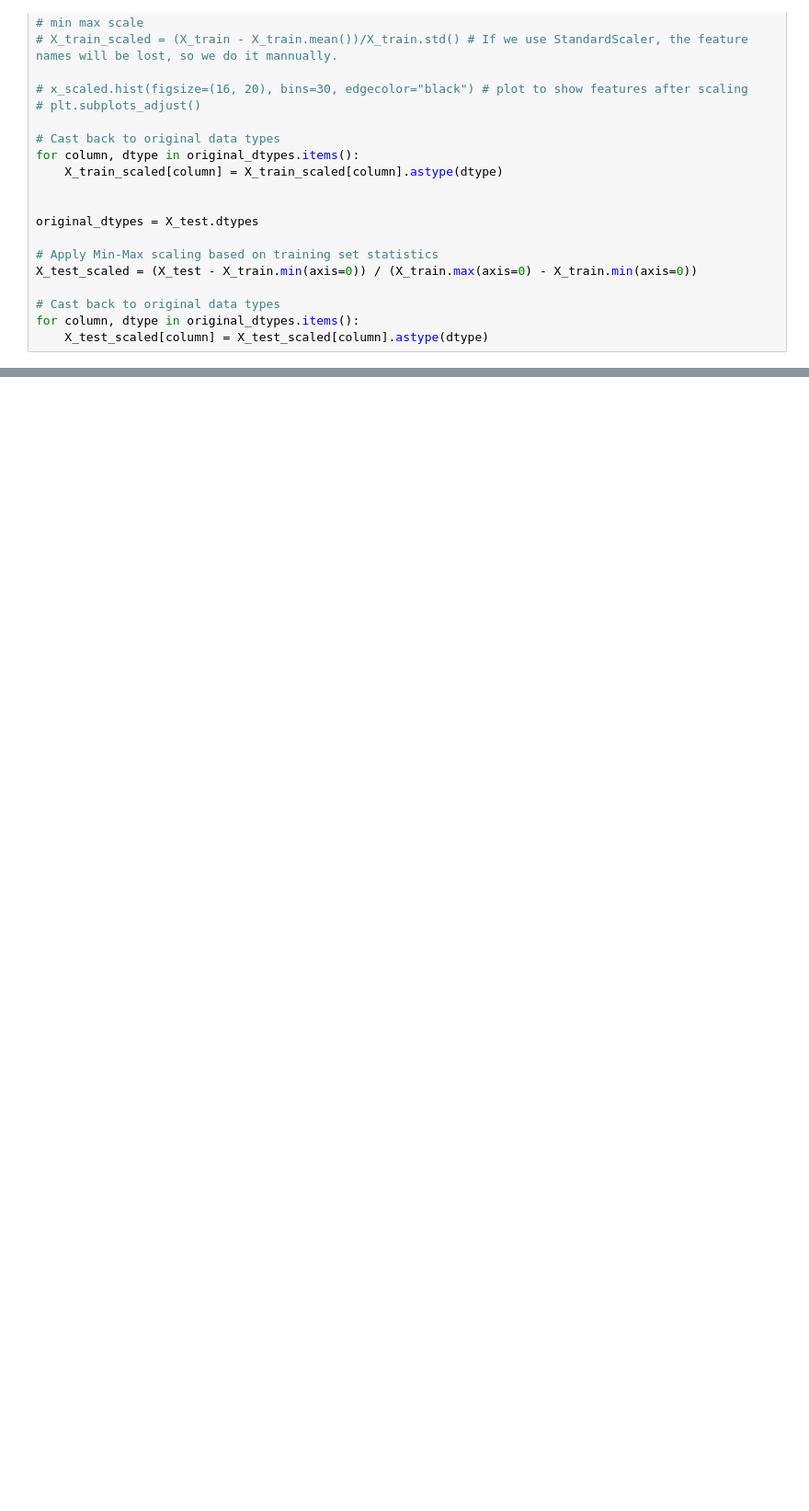
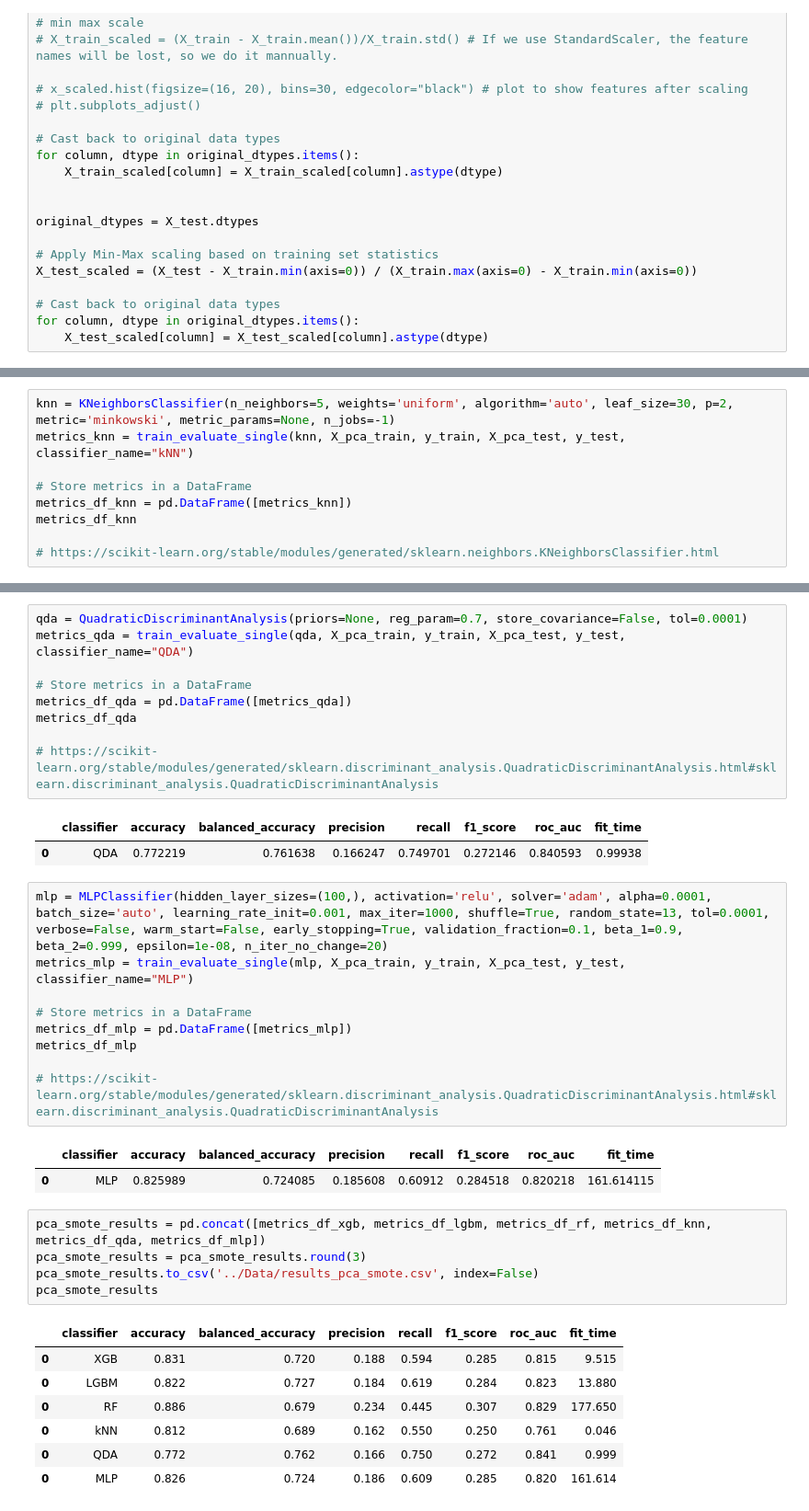
Before and after one commit to LazarosPan/Heart-Disease, a Jupyter notebook: Code/ml_pca.ipynb, the cells around one changed output, grey strips where cells are left out. Shown at 92% size. Saved outputs shown, nothing was run; the diff lists cells and outputs as text; blank space fills up the shorter version.

```diff
--- a/Code/ml_pca.ipynb
+++ b/Code/ml_pca.ipynb
@@ -107,0 +125,9 @@ metrics_df_rf
+# %%
+knn = KNeighborsClassifier(n_neighbors=5, weights='uniform', algorithm='auto', leaf_size=30, p=2, metric='minkowski', metric_params=None, n_jobs=-1)
+metrics_knn = train_evaluate_single(knn, X_pca_train, y_train, X_pca_test, y_test, classifier_name="kNN")
+
+# Store metrics in a DataFrame
+metrics_df_knn = pd.DataFrame([metrics_knn])
+metrics_df_knn
+
+# https://scikit-learn.org/stable/modules/generated/sklearn.neighbors.KNeighborsClassifier.html
@@ -107,0 +137,37 @@ metrics_df_rf
+# %%
+qda = QuadraticDiscriminantAnalysis(priors=None, reg_param=0.7, store_covariance=False, tol=0.0001)
+metrics_qda = train_evaluate_single(qda, X_pca_train, y_train, X_pca_test, y_test, classifier_name="QDA")
+
+# Store metrics in a DataFrame
+metrics_df_qda = pd.DataFrame([metrics_qda])
+metrics_df_qda
+
+# https://scikit-learn.org/stable/modules/generated/sklearn.discriminant_analysis.QuadraticDiscriminantAnalysis.html#sklearn.discriminant_analysis.QuadraticDiscriminantAnalysis
+# %% [output]
+|  | classifier | accuracy | balanced_accuracy | precision | recall | f1_score | roc_auc | fit_time |
+| 0 | QDA | 0.772219 | 0.761638 | 0.166247 | 0.749701 | 0.272146 | 0.840593 | 0.99938 |
+# %%
+mlp = MLPClassifier(hidden_layer_sizes=(100,), activation='relu', solver='adam', alpha=0.0001, batch_size='auto', learning_rate_init=0.001, max_iter=1000, shuffle=True, random_state=13, tol=0.0001, verbose=False, warm_start=False, early_stopping=True, validation_fraction=0.1, beta_1=0.9, beta_2=0.999, epsilon=1e-08, n_iter_no_change=20)
+metrics_mlp = train_evaluate_single(mlp, X_pca_train, y_train, X_pca_test, y_test, classifier_name="MLP")
+
+# Store metrics in a DataFrame
+metrics_df_mlp = pd.DataFrame([metrics_mlp])
+metrics_df_mlp
+
+# https://scikit-learn.org/stable/modules/generated/sklearn.discriminant_analysis.QuadraticDiscriminantAnalysis.html#sklearn.discriminant_analysis.QuadraticDiscriminantAnalysis
+# %% [output]
+|  | classifier | accuracy | balanced_accuracy | precision | recall | f1_score | roc_auc | fit_time |
+| 0 | MLP | 0.825989 | 0.724085 | 0.185608 | 0.60912 | 0.284518 | 0.820218 | 161.614115 |
+# %%
+pca_smote_results = pd.concat([metrics_df_xgb, metrics_df_lgbm, metrics_df_rf, metrics_df_knn, metrics_df_qda, metrics_df_mlp])
+pca_smote_results = pca_smote_results.round(3)
+pca_smote_results.to_csv('../Data/results_pca_smote.csv', index=False)
+pca_smote_results
+# %% [output]
+|  | classifier | accuracy | balanced_accuracy | precision | recall | f1_score | roc_auc | fit_time |
+| 0 | XGB | 0.831 | 0.720 | 0.188 | 0.594 | 0.285 | 0.815 | 9.515 |
+| 0 | LGBM | 0.822 | 0.727 | 0.184 | 0.619 | 0.284 | 0.823 | 13.880 |
+| 0 | RF | 0.886 | 0.679 | 0.234 | 0.445 | 0.307 | 0.829 | 177.650 |
+| 0 | kNN | 0.812 | 0.689 | 0.162 | 0.550 | 0.250 | 0.761 | 0.046 |
+| 0 | QDA | 0.772 | 0.762 | 0.166 | 0.750 | 0.272 | 0.841 | 0.999 |
+| 0 | MLP | 0.826 | 0.724 | 0.186 | 0.609 | 0.285 | 0.820 | 161.614 |
```
Also changed, not shown: parts of 42 cells of this notebook, 2 other files.
